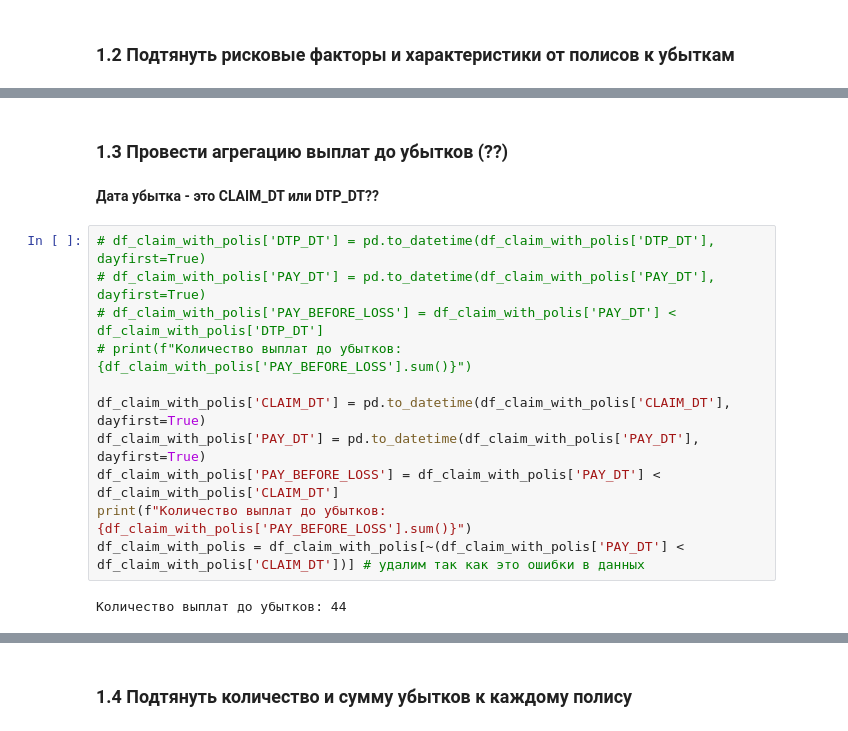
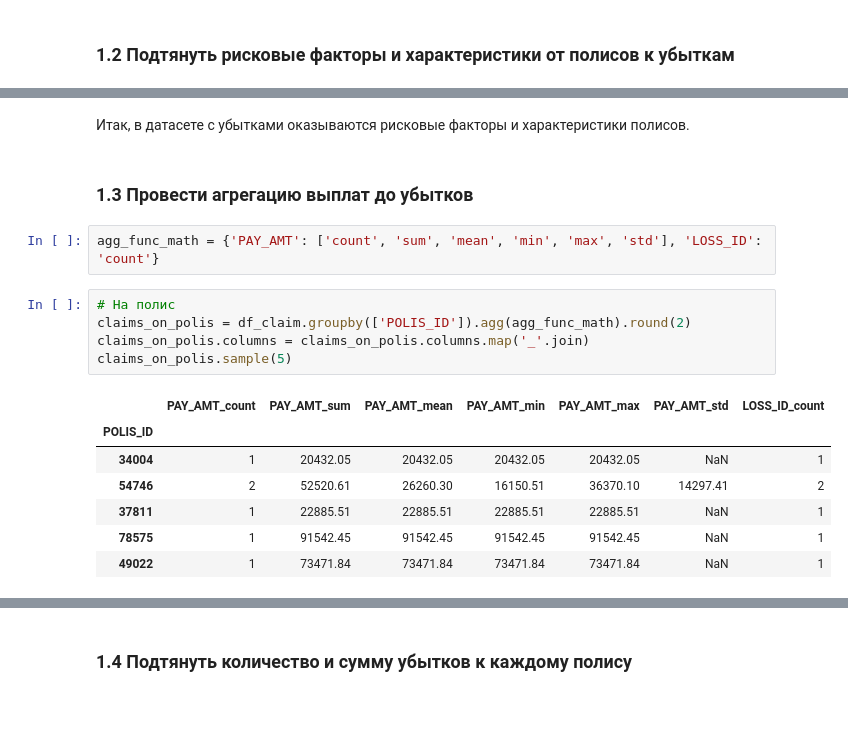
Before and after one commit to antroped/BDAktuarki, a Jupyter notebook: 167.ipynb, the cells around one changed output, grey strips where cells are left out. Saved outputs shown, nothing was run; the diff lists cells and outputs as text.

```diff
--- a/167.ipynb
+++ b/167.ipynb
@@ -118,17 +115,19 @@ df_claim_with_polis.sample(5)
+# %% [markdown]
+Итак, в датасете с убытками оказываются рисковые факторы и характеристики полисов.
 # %% [markdown]
-### 1.3 Провести агрегацию выплат до убытков (??)
+### 1.3 Провести агрегацию выплат до убытков
-# %% [markdown]
-**Дата убытка - это CLAIM_DT или DTP_DT??**
-# %%
-# df_claim_with_polis['DTP_DT'] = pd.to_datetime(df_claim_with_polis['DTP_DT'], dayfirst=True)
-# df_claim_with_polis['PAY_DT'] = pd.to_datetime(df_claim_with_polis['PAY_DT'], dayfirst=True)
-# df_claim_with_polis['PAY_BEFORE_LOSS'] = df_claim_with_polis['PAY_DT'] < df_claim_with_polis['DTP_DT']
-# print(f"Количество выплат до убытков: {df_claim_with_polis['PAY_BEFORE_LOSS'].sum()}")
-
-df_claim_with_polis['CLAIM_DT'] = pd.to_datetime(df_claim_with_polis['CLAIM_DT'], dayfirst=True)
-df_claim_with_polis['PAY_DT'] = pd.to_datetime(df_claim_with_polis['PAY_DT'], dayfirst=True)
-df_claim_with_polis['PAY_BEFORE_LOSS'] = df_claim_with_polis['PAY_DT'] < df_claim_with_polis['CLAIM_DT']
-print(f"Количество выплат до убытков: {df_claim_with_polis['PAY_BEFORE_LOSS'].sum()}")
-df_claim_with_polis = df_claim_with_polis[~(df_claim_with_polis['PAY_DT'] < df_claim_with_polis['CLAIM_DT'])] # удалим так как это ошибки в данных
-# %% [output]
-Количество выплат до убытков: 44
+# %%
+agg_func_math = {'PAY_AMT': ['count', 'sum', 'mean', 'min', 'max', 'std'], 'LOSS_ID': 'count'}
+# %%
+# На полис
+claims_on_polis = df_claim.groupby(['POLIS_ID']).agg(agg_func_math).round(2)
+claims_on_polis.columns = claims_on_polis.columns.map('_'.join)
+claims_on_polis.sample(5)
+# %% [output]
+|  | PAY_AMT_count | PAY_AMT_sum | PAY_AMT_mean | PAY_AMT_min | PAY_AMT_max | PAY_AMT_std | LOSS_ID_count |
+| POLIS_ID |  |  |  |  |  |  |  |
+| 34004 | 1 | 20432.05 | 20432.05 | 20432.05 | 20432.05 | NaN | 1 |
+| 54746 | 2 | 52520.61 | 26260.30 | 16150.51 | 36370.10 | 14297.41 | 2 |
+| 37811 | 1 | 22885.51 | 22885.51 | 22885.51 | 22885.51 | NaN | 1 |
+| 78575 | 1 | 91542.45 | 91542.45 | 91542.45 | 91542.45 | NaN | 1 |
+| 49022 | 1 | 73471.84 | 73471.84 | 73471.84 | 73471.84 | NaN | 1 |
```
Also changed, not shown: parts of 22 cells of this notebook.
